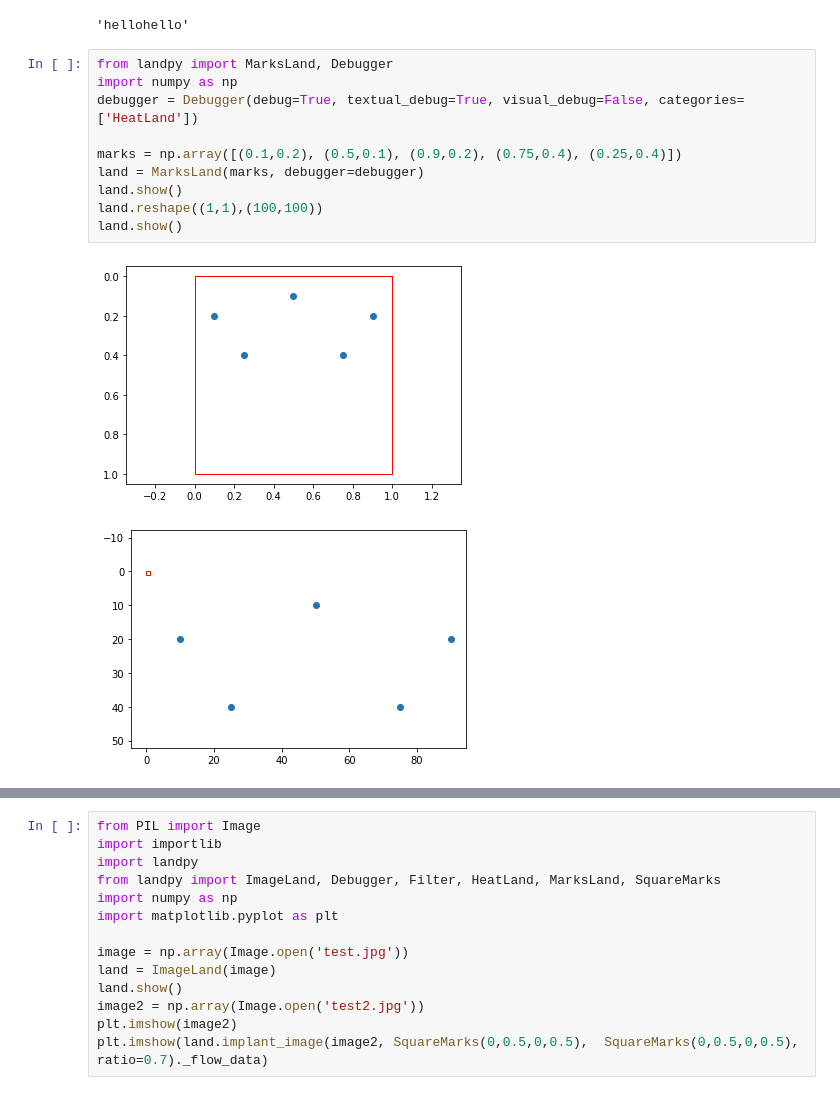
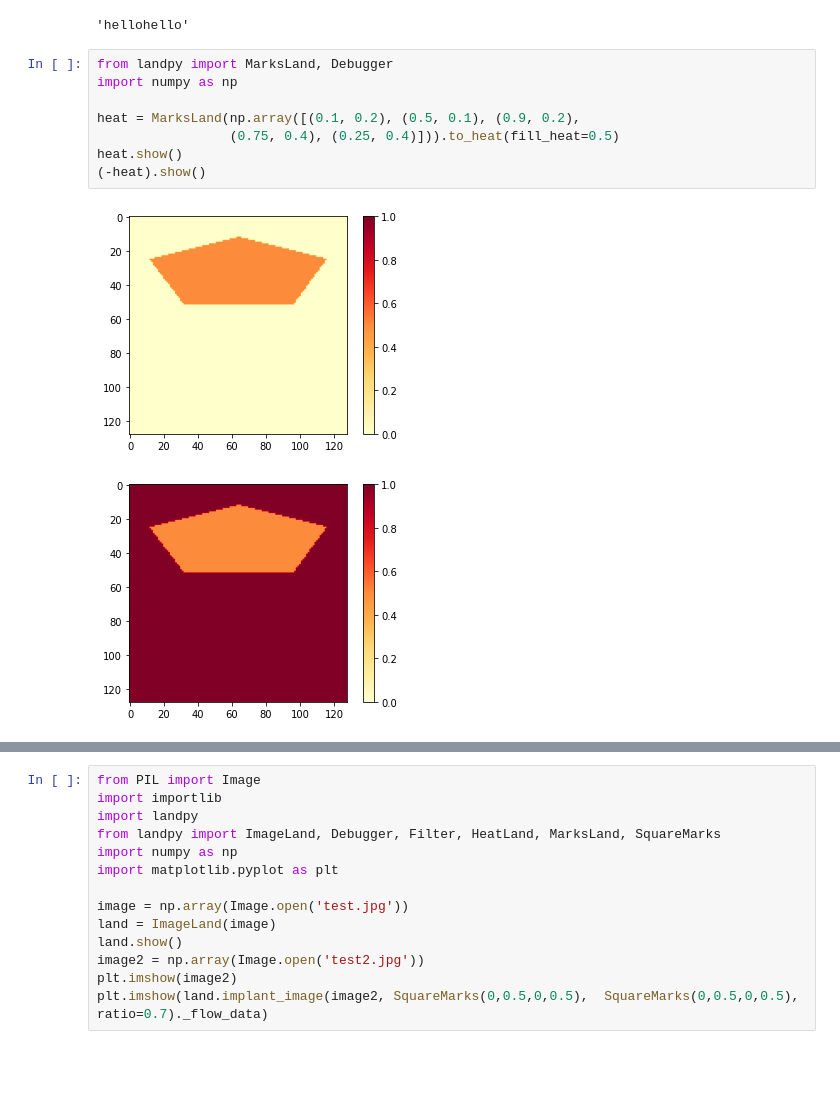
Before and after one commit to bateni1380/landpy, a Jupyter notebook: CodeFlow.ipynb, the cells around one changed output, grey strips where cells are left out. Saved outputs shown, nothing was run; the diff lists cells and outputs as text; blank space fills up the shorter version.

Commit message:
adopting - opertor in heat

```diff
--- a/CodeFlow.ipynb
+++ b/CodeFlow.ipynb
@@ -16,16 +16,14 @@ result
 # %% [output]
 20
 'hellohello'
-# %%
-from landpy import MarksLand, Debugger
-import numpy as np
-debugger = Debugger(debug=True, textual_debug=True, visual_debug=False, categories=['HeatLand'])
-
-marks = np.array([(0.1,0.2), (0.5,0.1), (0.9,0.2), (0.75,0.4), (0.25,0.4)])
-land = MarksLand(marks, debugger=debugger)
-land.show()
-land.reshape((1,1),(100,100))
-land.show()
-# %% [output]
-[figure, removed]
-[figure, removed]
+# %%
+from landpy import MarksLand, Debugger
+import numpy as np
+
+heat = MarksLand(np.array([(0.1, 0.2), (0.5, 0.1), (0.9, 0.2),
+                 (0.75, 0.4), (0.25, 0.4)])).to_heat(fill_heat=0.5)
+heat.show()
+(-heat).show()
+# %% [output]
+[figure, added]
+[figure, added]
```
Also changed, not shown: parts of 3 cells of this notebook, 2 other files.
